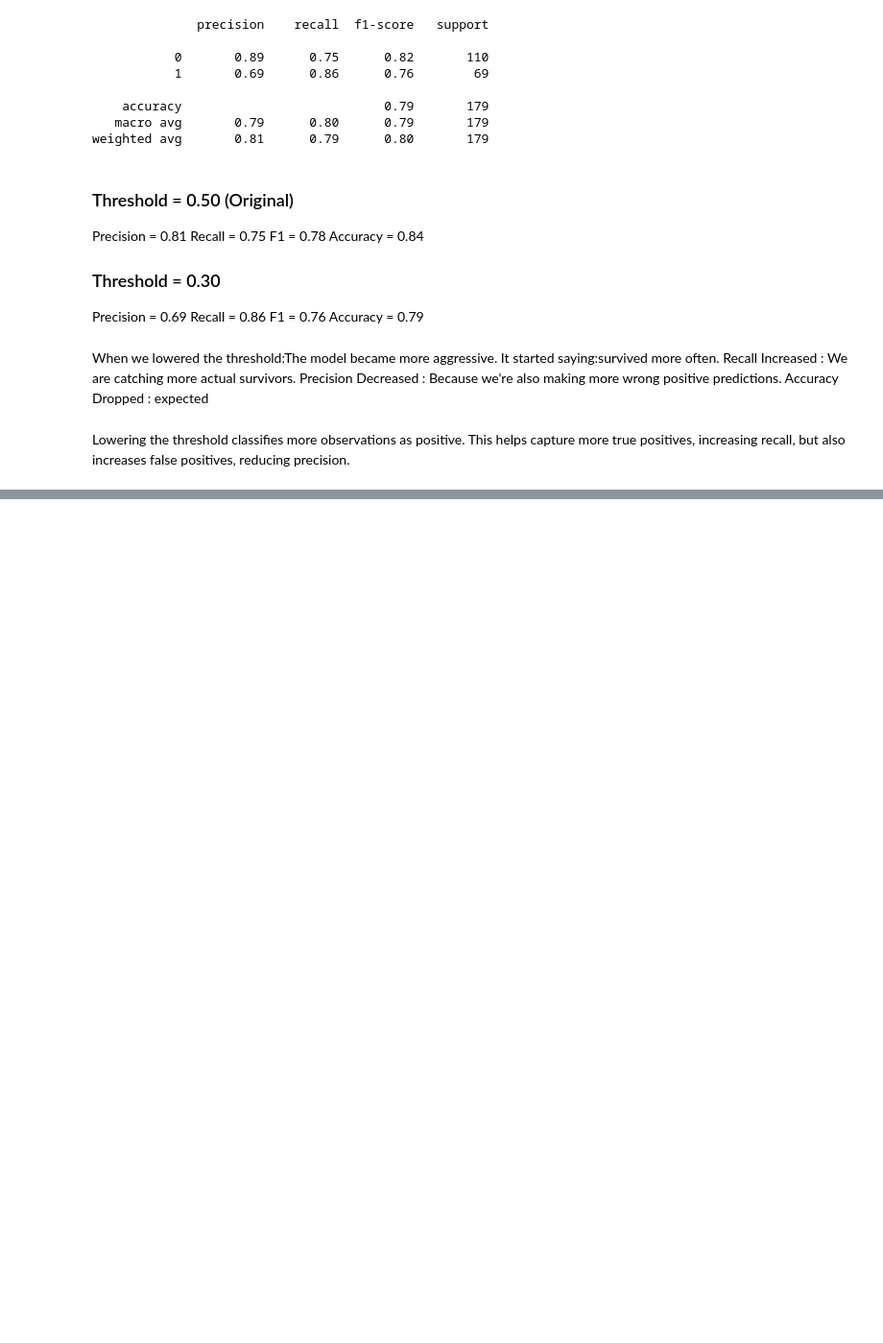
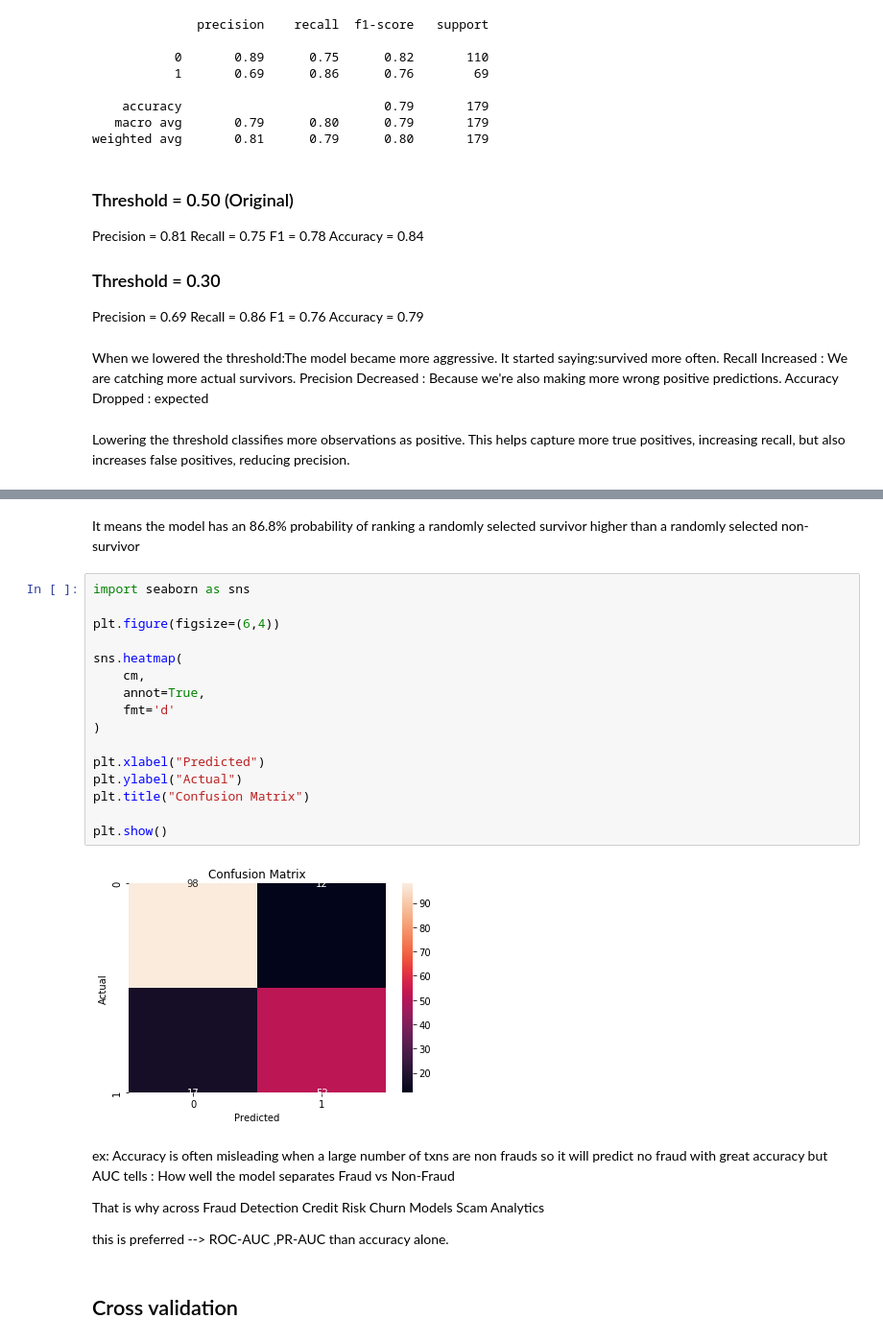
Before and after one commit to Eku12345/ml-learning-journey, a Jupyter notebook: 02-logistic-regression/logistic_regression_titanic.ipynb, the cells around one changed output, grey strips where cells are left out. Shown at 96% size. Cells and saved outputs as stored; diff of their text form; blank space fills up the shorter version.

```diff
--- a/02-logistic-regression/logistic_regression_titanic.ipynb
+++ b/02-logistic-regression/logistic_regression_titanic.ipynb
@@ -417,0 +440,38 @@ Lowering the threshold classifies more observations as positive. This helps capt
+# %% [markdown]
+It means the model has an 86.8% probability of ranking a randomly selected survivor higher than a randomly selected non-survivor
+# %%
+import seaborn as sns
+
+plt.figure(figsize=(6,4))
+
+sns.heatmap(
+    cm,
+    annot=True,
+    fmt='d'
+)
+
+plt.xlabel("Predicted")
+plt.ylabel("Actual")
+plt.title("Confusion Matrix")
+
+plt.show()
+# %% [output]
+[figure, added]
+# %% [markdown]
+
+ex: Accuracy is often misleading when a large number of txns are non frauds so it will predict no fraud with great accuracy but AUC tells :
+How well the model separates
+Fraud
+vs
+Non-Fraud
+
+That is why across
+Fraud Detection
+Credit Risk
+Churn Models
+Scam Analytics
+
+this is preferred --> ROC-AUC ,PR-AUC
+than accuracy alone.
+# %% [markdown]
+## Cross validation
```
Also changed, not shown: parts of 15 cells of this notebook, 1 other file.
